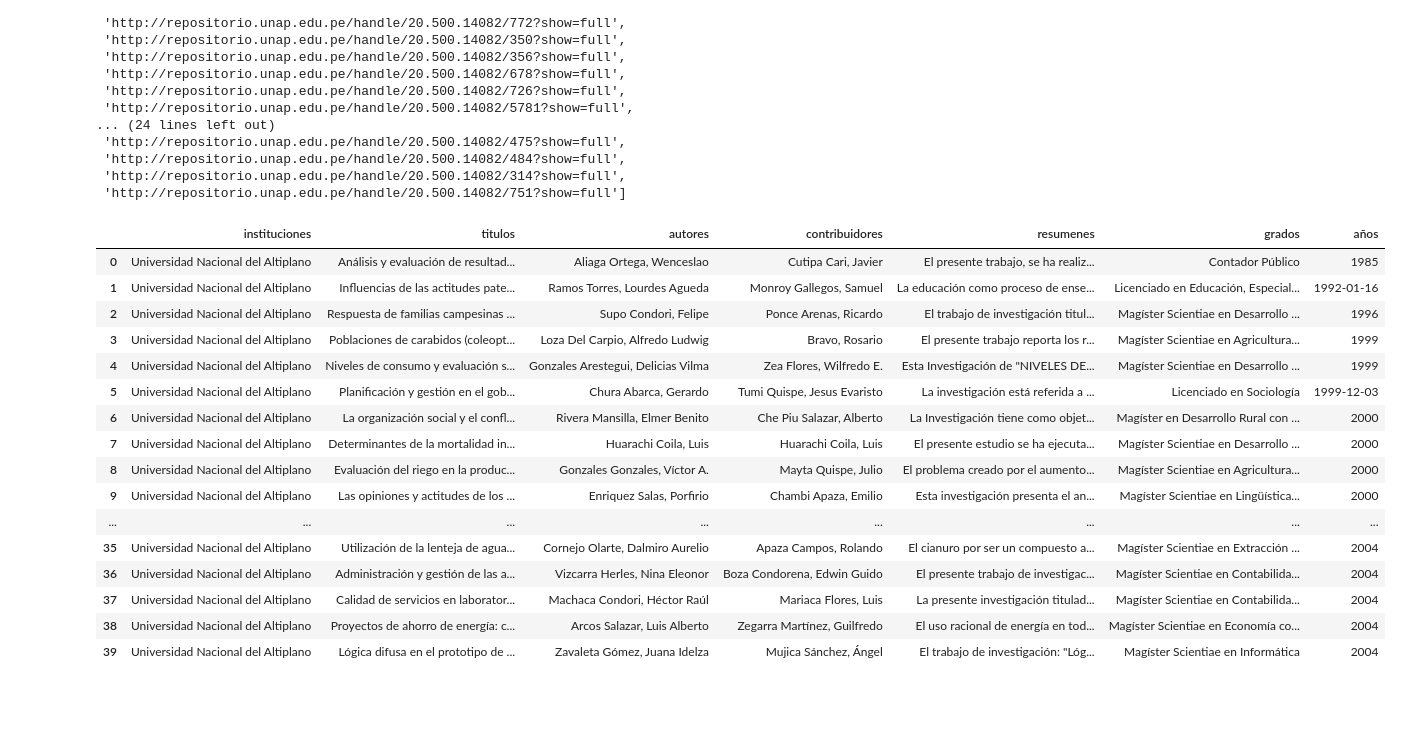
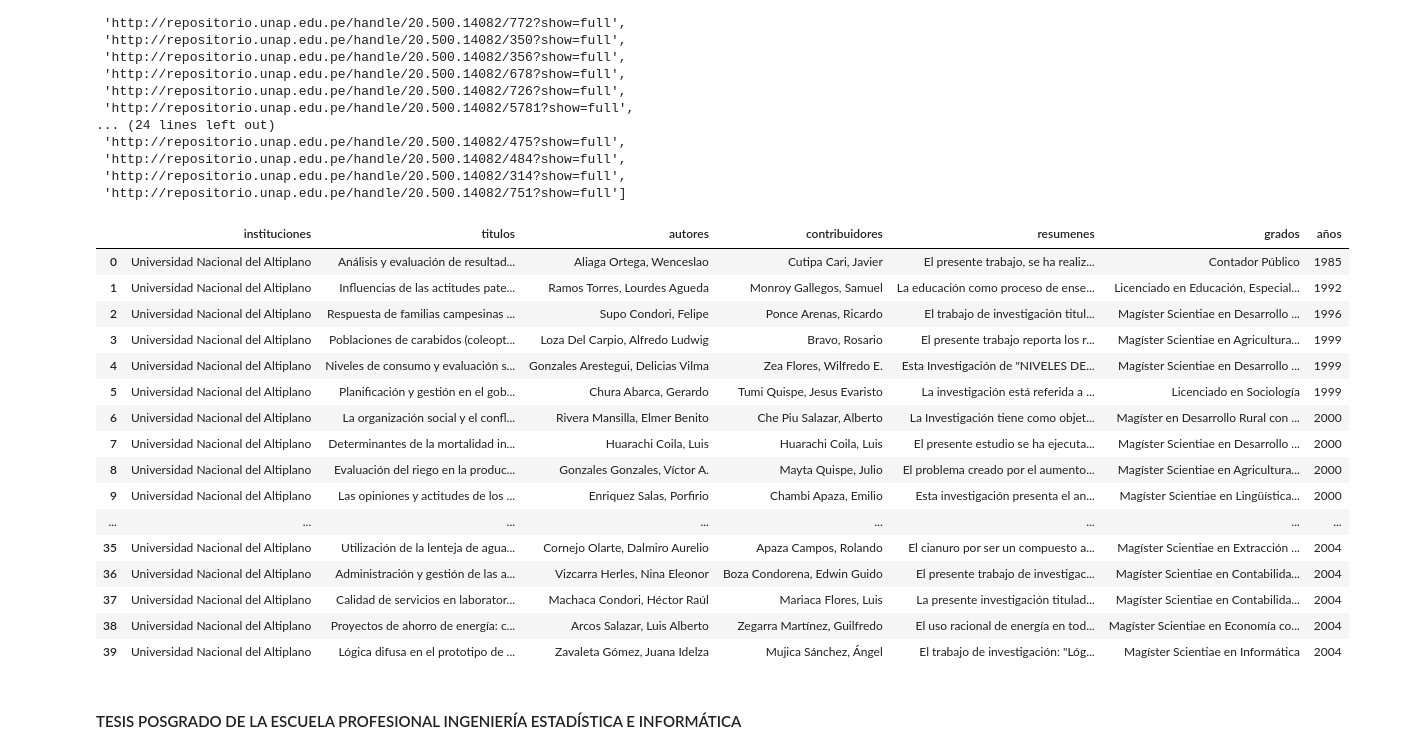
Before and after one commit to Geraldine-Geronimo/LP2_TRABAJO_FINAL, a Jupyter notebook: UNA.ipynb, the cells around one changed output. Drawn from its saved outputs; the diff is of its cells as text; code cells hidden in the pictures; blank space fills up the shorter version.

Commit message:
Posgrado_Pregrado_UNA

```diff
--- a/UNA.ipynb
+++ b/UNA.ipynb
@@ -103,7 +103,7 @@ for i in range(len(publications_links)):
     for j in range(len(tabla_1)):
         if tabla_1.iloc[j,0] == 'dc.date.issued':
             año=tabla_1.iloc[j,1]
-            años.append(año)
+            años.append(año[0:4])
             n = n + 1
     if n == 0:
         años.append(" ")
@@ -201,27 +201,25 @@ for i in range(len(publications_links)):
 #print('Lista de resumenes: ',resumenes)
 # %%
 #Creamos un data frame donde se guardará todos los datos de las tesis de manera ordenada
-df = pd.DataFrame()
+df_pre = pd.DataFrame()
 
-df['instituciones'] = instituciones
-df['titulos'] = titulos
-df['autores'] = autores
-df['contribuidores'] = contribuidores
-df['resumenes'] = resumenes
-df['grados'] = grados
-df['años'] = años
+df_pre['instituciones'] = instituciones
+df_pre['titulos'] = titulos
+df_pre['autores'] = autores
+df_pre['contribuidores'] = contribuidores
+df_pre['resumenes'] = resumenes
+df_pre['grados'] = grados
+df_pre['años'] = años
 
-#Importamos en data frame en un archivo de extensión .csv
-df.to_csv('UNA.csv', encoding='utf-8', index=False)
-df
+df_pre
 # %% [output]
 |  | instituciones | titulos | autores | contribuidores | resumenes | grados | años |
 | 0 | Universidad Nacional del Altiplano | Análisis y evaluación de resultad... | Aliaga Ortega, Wenceslao | Cutipa Cari, Javier | El presente trabajo, se ha realiz... | Contador Público | 1985 |
-| 1 | Universidad Nacional del Altiplano | Influencias de las actitudes pate... | Ramos Torres, Lourdes Agueda | Monroy Gallegos, Samuel | La educación como proceso de ense... | Licenciado en Educación, Especial... | 1992-01-16 |
+| 1 | Universidad Nacional del Altiplano | Influencias de las actitudes pate... | Ramos Torres, Lourdes Agueda | Monroy Gallegos, Samuel | La educación como proceso de ense... | Licenciado en Educación, Especial... | 1992 |
 | 2 | Universidad Nacional del Altiplano | Respuesta de familias campesinas ... | Supo Condori, Felipe | Ponce Arenas, Ricardo | El trabajo de investigación titul... | Magíster Scientiae en Desarrollo ... | 1996 |
 | 3 | Universidad Nacional del Altiplano | Poblaciones de carabidos (coleopt... | Loza Del Carpio, Alfredo Ludwig | Bravo, Rosario | El presente trabajo reporta los r... | Magíster Scientiae en Agricultura... | 1999 |
 | 4 | Universidad Nacional del Altiplano | Niveles de consumo y evaluación s... | Gonzales Arestegui, Delicias Vilma | Zea Flores, Wilfredo E. | Esta Investigación de "NIVELES DE... | Magíster Scientiae en Desarrollo ... | 1999 |
-| 5 | Universidad Nacional del Altiplano | Planificación y gestión en el gob... | Chura Abarca, Gerardo | Tumi Quispe, Jesus Evaristo | La investigación está referida a ... | Licenciado en Sociología | 1999-12-03 |
+| 5 | Universidad Nacional del Altiplano | Planificación y gestión en el gob... | Chura Abarca, Gerardo | Tumi Quispe, Jesus Evaristo | La investigación está referida a ... | Licenciado en Sociología | 1999 |
 | 6 | Universidad Nacional del Altiplano | La organización social y el confl... | Rivera Mansilla, Elmer Benito | Che Piu Salazar, Alberto | La Investigación tiene como objet... | Magíster en Desarrollo Rural con ... | 2000 |
 | 7 | Universidad Nacional del Altiplano | Determinantes de la mortalidad in... | Huarachi Coila, Luis | Huarachi Coila, Luis | El presente estudio se ha ejecuta... | Magíster Scientiae en Desarrollo ... | 2000 |
 | 8 | Universidad Nacional del Altiplano | Evaluación del riego en la produc... | Gonzales Gonzales, Víctor A. | Mayta Quispe, Julio | El problema creado por el aumento... | Magíster Scientiae en Agricultura... | 2000 |
@@ -232,3 +230,5 @@ df
 | 37 | Universidad Nacional del Altiplano | Calidad de servicios en laborator... | Machaca Condori, Héctor Raúl | Mariaca Flores, Luis | La presente investigación titulad... | Magíster Scientiae en Contabilida... | 2004 |
 | 38 | Universidad Nacional del Altiplano | Proyectos de ahorro de energía: c... | Arcos Salazar, Luis Alberto | Zegarra Martínez, Guilfredo | El uso racional de energía en tod... | Magíster Scientiae en Economía co... | 2004 |
 | 39 | Universidad Nacional del Altiplano | Lógica difusa en el prototipo de ... | Zavaleta Gómez, Juana Idelza | Mujica Sánchez, Ángel | El trabajo de investigación: "Lóg... | Magíster Scientiae en Informática | 2004 |
+# %% [markdown]
+#### TESIS POSGRADO DE LA ESCUELA PROFESIONAL INGENIERÍA ESTADÍSTICA E INFORMÁTICA
```
Also changed, not shown: parts of 5 cells of this notebook, 1 other file.
